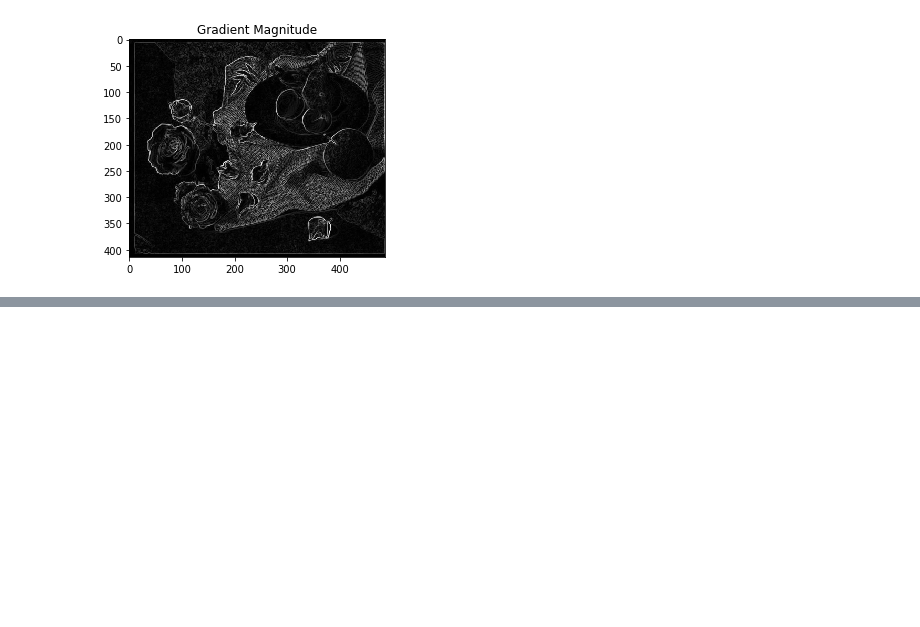
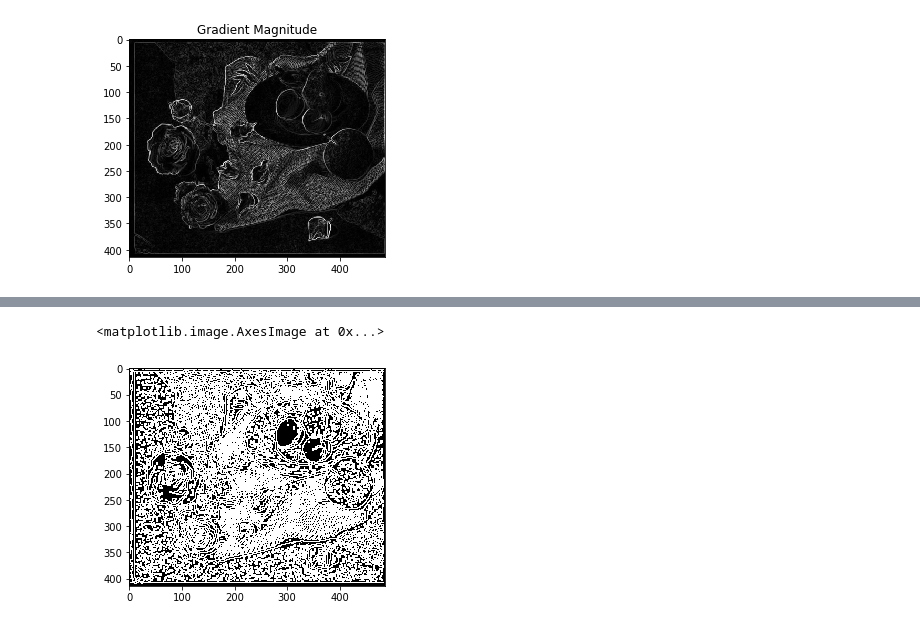
Before and after one commit to danielkurniadi/CannyEdgeScratch, a Jupyter notebook: canny_notebook.ipynb, the cells around one changed output, grey strips where cells are left out. Saved outputs shown, nothing was run; the diff lists cells and outputs as text; code cells hidden in the pictures; blank space fills up the shorter version.

Commit message:
create cannny edge detection notebook - python notebook with documentation and code - walkthrough step by step - experiment results in the notebook

```diff
--- a/canny_notebook.ipynb
+++ b/canny_notebook.ipynb
@@ -440,0 +481,13 @@ gradient_magnitude, gradient_direction = sobel_edge_detection(image_fruit, use_d
+# %%
+kernel_1D = x_space.copy()
+for i in range(size):
+        kernel_1D[i] = dnorm(x_space[i], 0, sd=sigma)
+
+# kernel_2D is the exponent termb
+# kernel_2D: (1 / (2 pi sigma^2)) . exp((x^2 + y^2) / 2sigma)
+kernel_2D = np.outer(kernel_1D.T, kernel_1D.T) * 2 * np.pi * np.power(sigma, 2)
+# %%
+# compute the [1 - (x^2 + y^2) / 2sigma^2] term
+xx, yy = np.meshgrid(x_space, x_space)
+middle_term = xx**2 + yy**2
+middle_term = 2 * np.power(sigma, 2) - (middle_term )
@@ -440,0 +542,3 @@ gradient_magnitude, gradient_direction = sobel_edge_detection(image_fruit, use_d
+# %%
+sigma = 1.4
+kernel_2D = gaussian_laplace_kernel(9, sigma=sigma)
@@ -440,0 +716,7 @@ gradient_magnitude, gradient_direction = sobel_edge_detection(image_fruit, use_d
+# %%
+zero_crossing_map = gaussian_laplacian_edge_detection(image_fruit, kernel_size=9, sigma=1.4)
+# %%
+plt.imshow(zero_crossing_map, cmap='gray')
+# %% [output]
+<matplotlib.image.AxesImage at 0x...>
+[figure, added]
```
Also changed, not shown: parts of 17 cells of this notebook.
